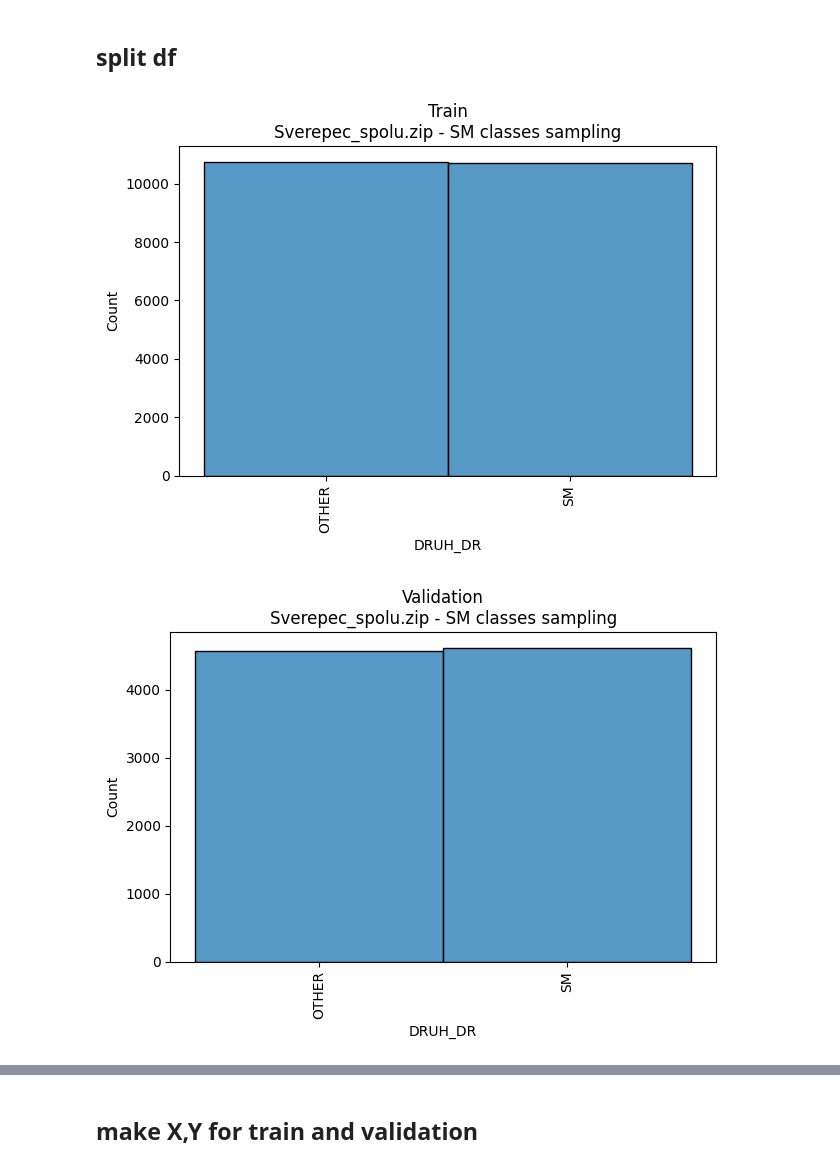
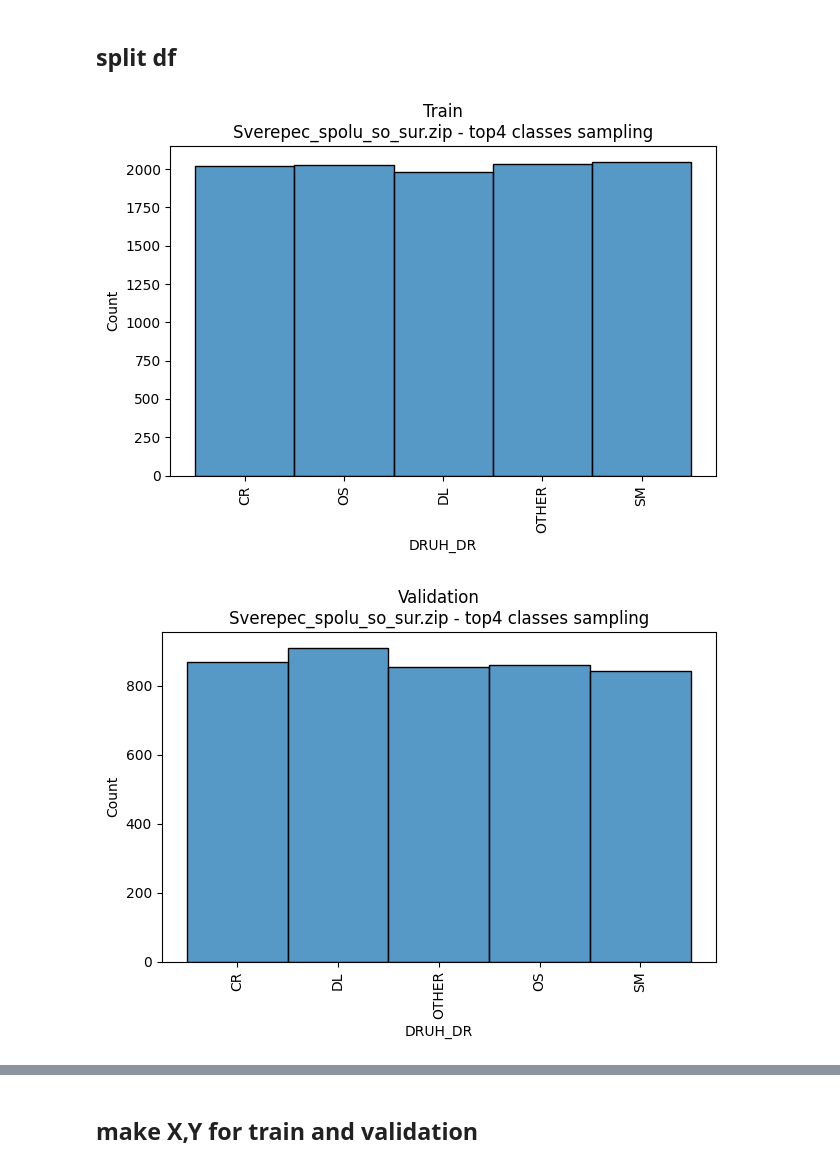
Before and after one commit to IISAS/nvflare-hysped, a Jupyter notebook: volumes/dev/tf/notebooks/data_preprocessing.ipynb, the cells around one changed output, grey strips where cells are left out. Drawn from its saved outputs; the diff is of its cells as text; code cells hidden in the pictures.

```diff
--- a/volumes/dev/tf/notebooks/data_preprocessing.ipynb
+++ b/volumes/dev/tf/notebooks/data_preprocessing.ipynb
@@ -75,13 +75,18 @@ wandb: Currently logged in as: stevo (hysped). Use `wandb login --relogin` to fo
 # %%
 cfg = dict(
     data_dir_in = os.path.join('..', 'data'),
-    data = 'Sverepec_spolu.zip',
+    data = 'Sverepec_spolu_so_sur.zip',
+    crs = 'EPSG:5514',
     data_sampling = True,
+    random_state = 0,
     topn_classes = 4,
     classes = [],
     class_column = 'DRUH_DR',
+    lon_column='POINT_X',
+    lat_column='POINT_Y',
     common_class_name = 'OTHER',
-    train_val_frac = 0.7
+    train_val_frac = 0.7,
+    figsize = (12,12),
 )
 
 if cfg['classes'] is not None and len(cfg['classes']) > 0:
@@ -109,6 +114,7 @@ def sample_data(
     dedup: bool = True,
     class_column: str = cfg['class_column'],
     common_class_name: str = cfg['common_class_name'],
+    random_state: int = cfg['random_state'],
     **args
 ) -> pd.DataFrame:
 
@@ -144,12 +150,12 @@ def sample_data(
     # sample data per class
     df_sampled = pd.DataFrame()
     for class_name in tqdm(df[class_column].unique(), desc='sampling classes'):
-        df_class = df[df[class_column].str.match(class_name)].sample(n=min_count, axis=0)
+        df_class = df[df[class_column].str.match(class_name)].sample(n=min_count, axis=0, random_state=random_state)
         df_sampled = pd.concat([df_sampled, df_class])
 
     return df_sampled
 
-def split_df(df, frac=0.7, random_state=0):
+def split_df(df, frac=0.7, random_state=cfg['random_state']):
     df_train = df.sample(frac=frac, axis=0, random_state=random_state)
     df_val = df[~df.index.isin(df_train.index)]
     return df_train, df_val
@@ -265,0 +274,8 @@ Data statistics:
+# %%
+# to geodataframe
+gdf = gpd.GeoDataFrame(
+    df, geometry=gpd.points_from_xy(df[cfg['lon_column']], df[cfg['lat_column']])
+)
+gdf.crs = 'EPSG:5514'
+gdf = gdf.drop(['X','POINT_X', 'Y', 'POINT_Y'], axis=1)
+df = gdf
@@ -298,0 +356,3 @@ Name: DRUH_DR, dtype: int64
+# %%
+df_sampled.insert(0, 'geometry', df_sampled.pop('geometry'))
+df_sampled
@@ -301,11 +381,12 @@ Name: DRUH_DR, dtype: int64
 # %%
 df_train, df_val = split_df(
     df_sampled if df_sampled is not None else df,
-    frac=cfg['train_val_frac']
+    frac=cfg['train_val_frac'],
+    random_state=cfg['random_state']
 )
 
 plot_hist(df_train, title='Train\n%s - %s classes sampling' % (cfg['data'], cfg['dataset_label']), filename='hist_%s-%s-train-%.1f.pdf' % (cfg['data'], cfg['dataset_label'], cfg['train_val_frac']), fileformat='pdf')
 plot_hist(df_val, title='Validation\n%s - %s classes sampling' % (cfg['data'], cfg['dataset_label']), filename='hist_%s-%s-validation-%.1f.pdf' % (cfg['data'], cfg['dataset_label'], 1.0 - cfg['train_val_frac']), fileformat='pdf')
 # %% [output]
-[figure, old version]
+[figure, new version]
-[figure, old version]
+[figure, new version]
```
Also changed, not shown: parts of 15 cells of this notebook, 1 other file.
